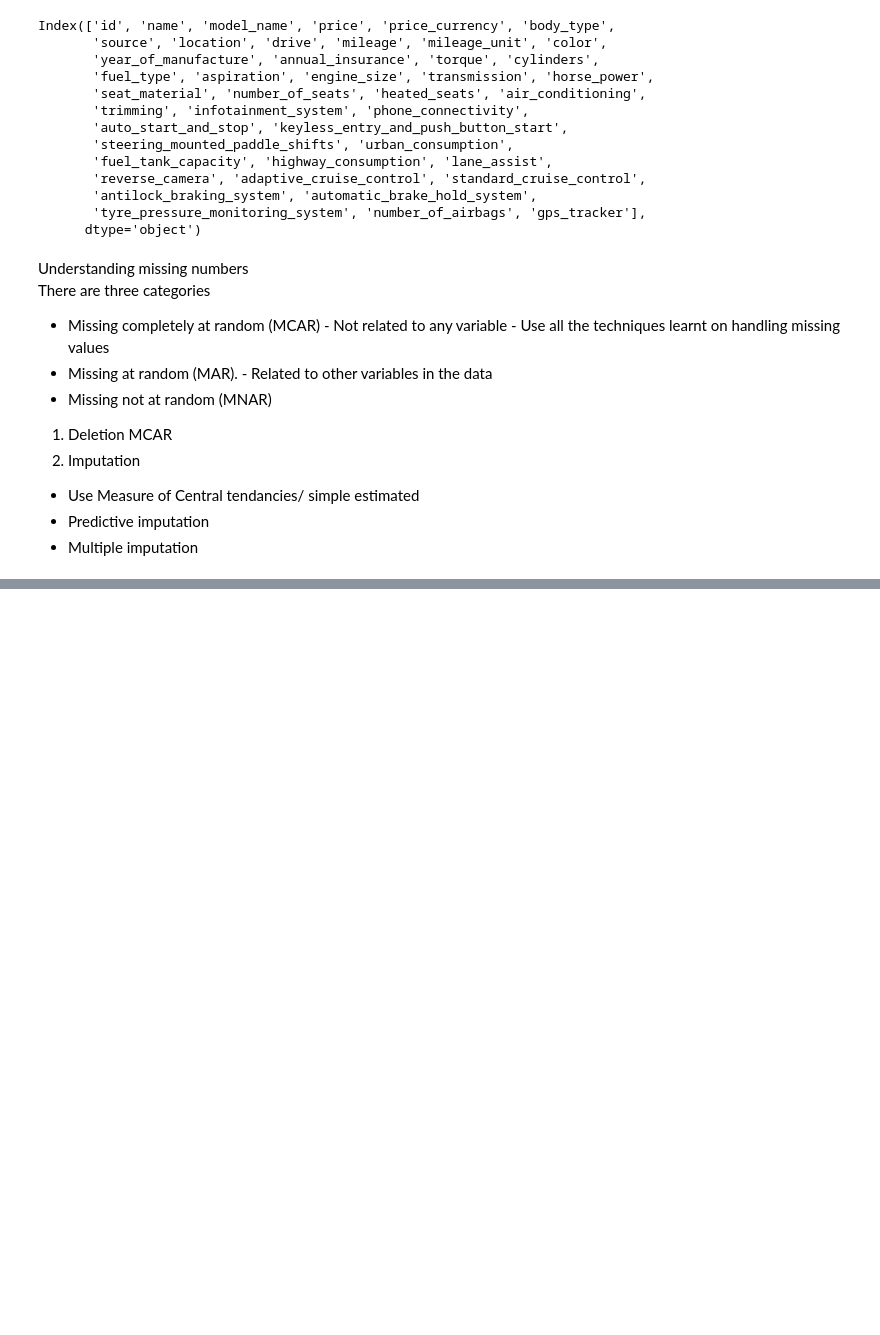
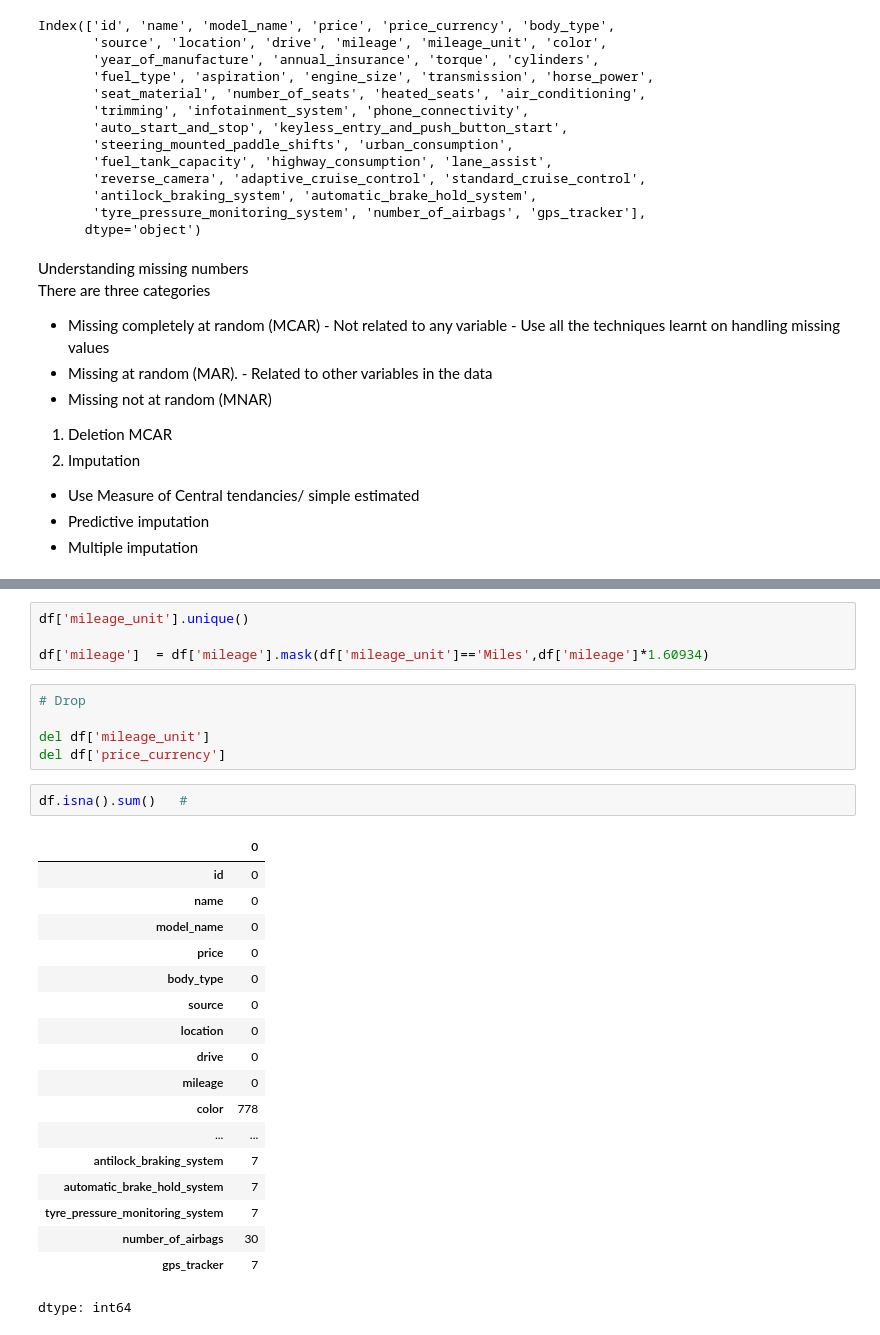
Before and after one commit to irungus/Applied-Machine-Learning, a Jupyter notebook: Predictive_Modeling.ipynb, the cells around one changed output, grey strips where cells are left out. Saved outputs shown, nothing was run; the diff lists cells and outputs as text; blank space fills up the shorter version.

```diff
--- a/Predictive_Modeling.ipynb
+++ b/Predictive_Modeling.ipynb
@@ -58,3 +100,33 @@ del df['mileage_unit']
+# %%
+df['mileage_unit'].unique()
+
+df['mileage']  = df['mileage'].mask(df['mileage_unit']=='Miles',df['mileage']*1.60934)
+# %%
+# Drop
+
+del df['mileage_unit']
+del df['price_currency']
+# %%
+df.isna().sum()   #
+# %% [output]
+|  | 0 |
+| id | 0 |
+| name | 0 |
+| model_name | 0 |
+| price | 0 |
+| body_type | 0 |
+| source | 0 |
+| location | 0 |
+| drive | 0 |
+| mileage | 0 |
+| color | 778 |
+| ... | ... |
+| antilock_braking_system | 7 |
+| automatic_brake_hold_system | 7 |
+| tyre_pressure_monitoring_system | 7 |
+| number_of_airbags | 30 |
+| gps_tracker | 7 |
+dtype: int64
 # %%
 #check missng
 import missingno as msno
```
Also changed, not shown: parts of 11 cells of this notebook.
